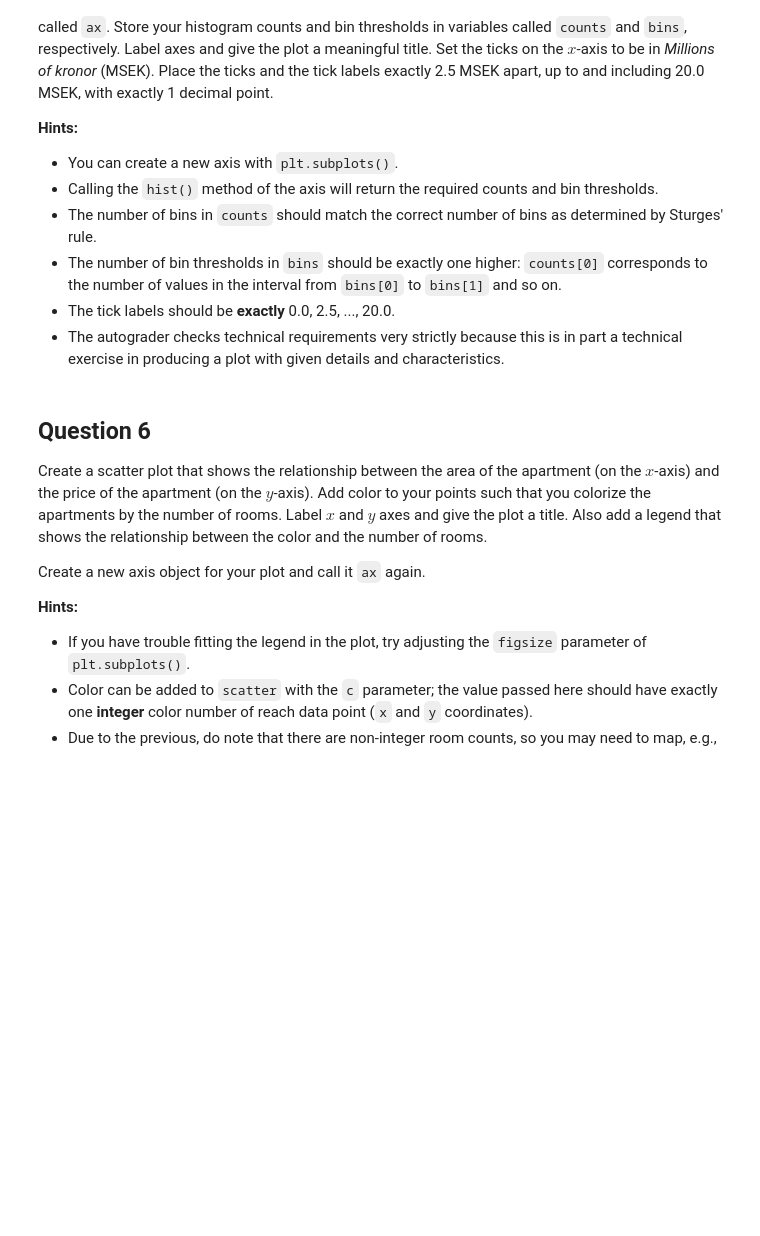
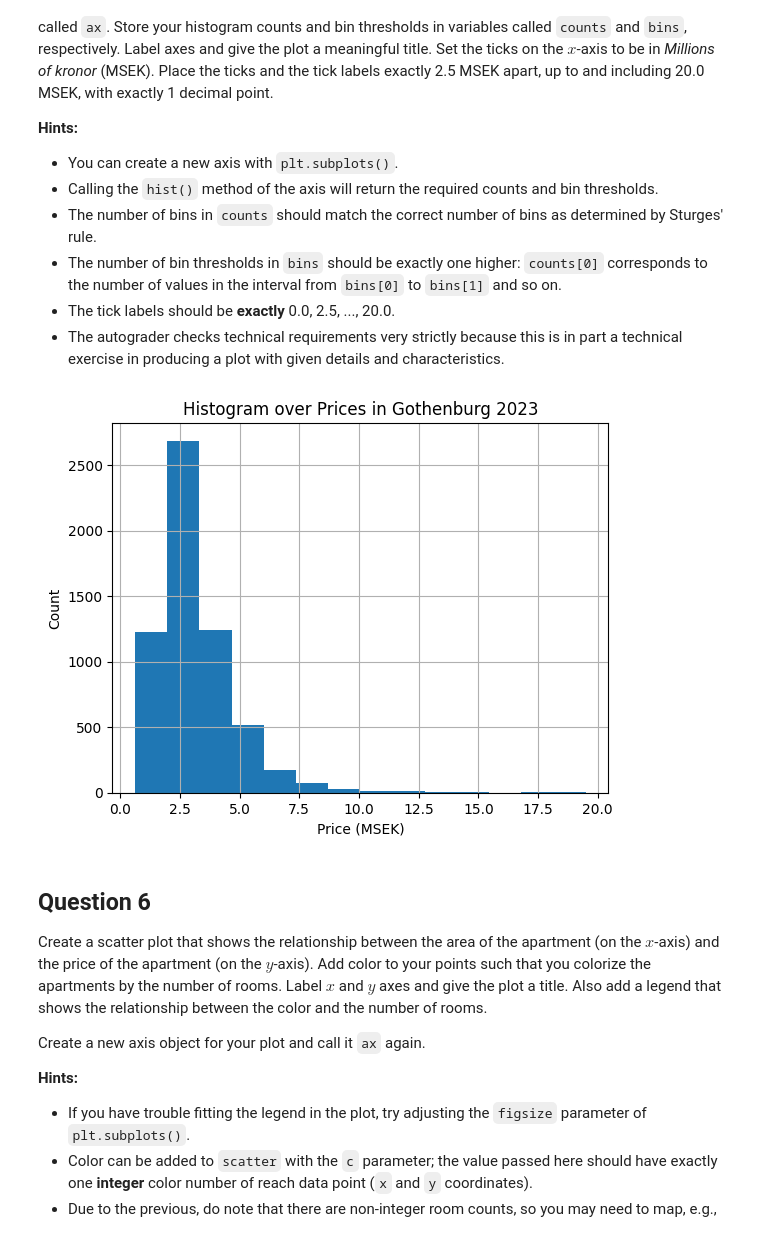
Before and after one commit to david-ferm00/data_science_and_ai, a Jupyter notebook: assignment_2/assignment2_template.ipynb, the cells around one changed output. Drawn from its saved outputs; the diff is of its cells as text; code cells hidden in the pictures; blank space fills up the shorter version.

```diff
--- a/assignment_2/assignment2_template.ipynb
+++ b/assignment_2/assignment2_template.ipynb
@@ -255,7 +255,22 @@ Construct a histogram of apartment prices in Gothenburg in 2023. Use *Sturges' r
 # %%
 # Codegrade Tag Question5
 # Do *not* remove the tag above
 # Write your code below
+
+_, ax = plt.subplots() # axis for plotting histogram
+
+counts, bins, _ = ax.hist(df_2023_gothenburg["price"], bins = int(np.ceil(1 + np.log2(len(df_2023_gothenburg["price"])))), histtype = 'bar')
+
+loc = np.arange(0, 20000000 + 2500000/2, 2500000)
+labels = ["0.0", "2.5", "5.0", "7.5", "10.0", "12.5", "15.0", "17.5", "20.0"]
+plt.xticks(loc, labels)
+plt.xlabel("Price (MSEK)")
+plt.ylabel("Count")
+plt.title("Histogram over Prices in Gothenburg 2023")
+plt.grid(True)
+plt.show()
+# %% [output]
+[figure, added]
 # %% [markdown]
 ## Question 6
 
```
Also changed, not shown: parts of 4 cells of this notebook, 1 other file.
